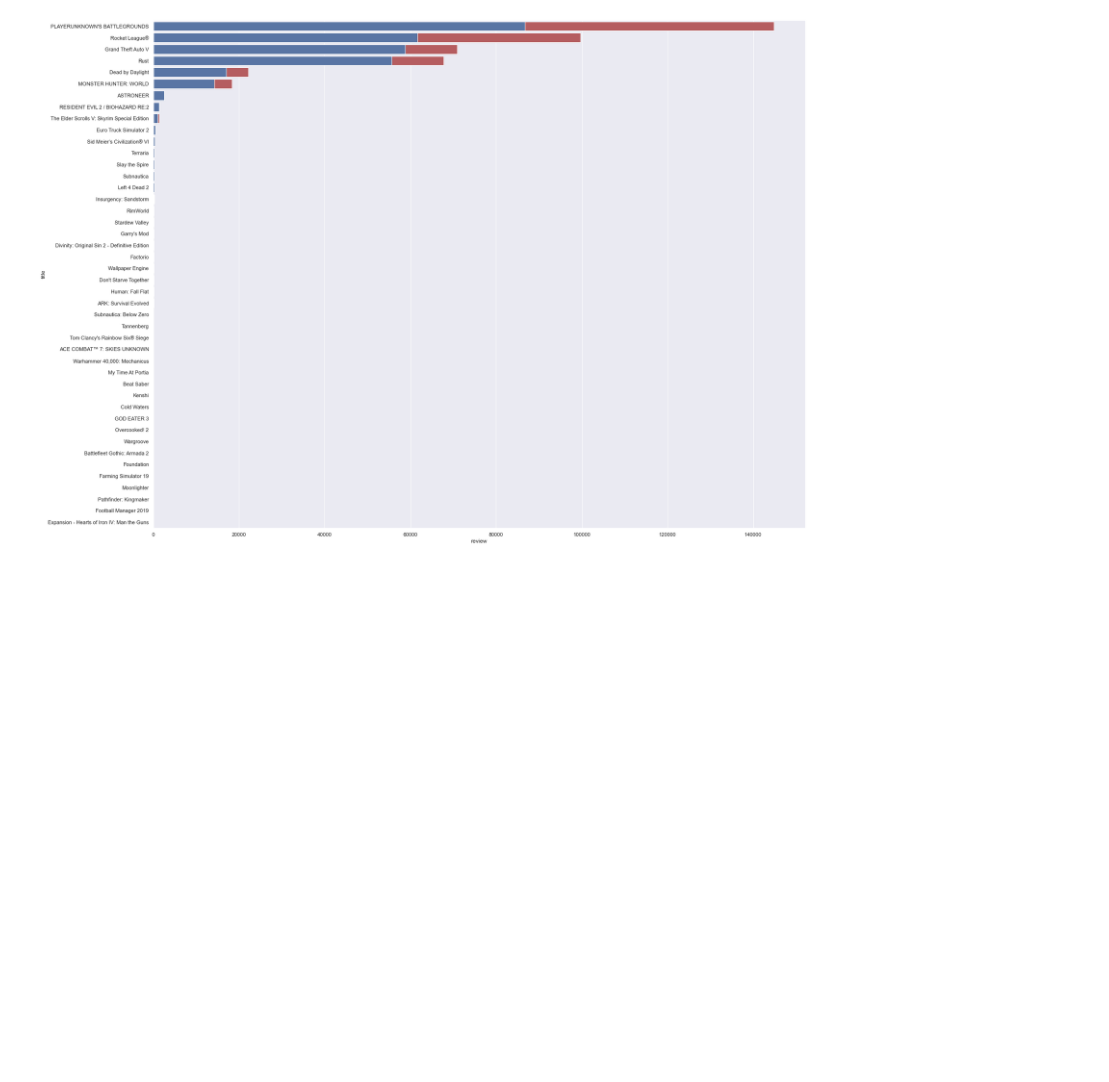
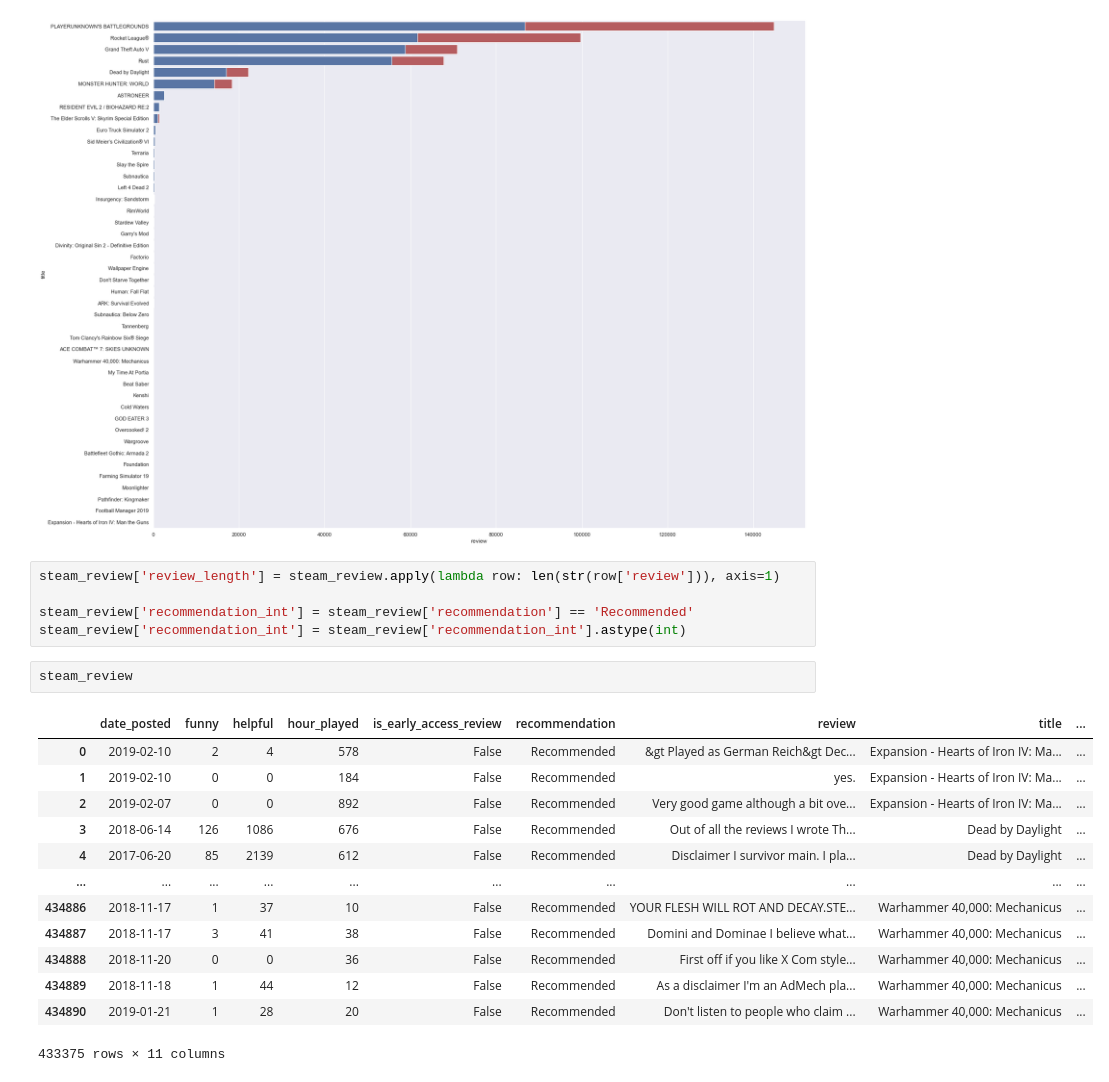
Before and after one commit to Yaswanth3277/csgodataclassifier, a Jupyter notebook: SteamReviewClassifier.ipynb, the cells around one changed output. Saved outputs shown, nothing was run; the diff lists cells and outputs as text; blank space fills up the shorter version.

```diff
--- a/SteamReviewClassifier.ipynb
+++ b/SteamReviewClassifier.ipynb
@@ -162,3 +170,24 @@ sns.barplot(y=reviews_count_pos['title'], x=reviews_count_pos['review'], data=re
 # %% [output]
 <AxesSubplot:xlabel='review', ylabel='title'>
 [figure]
+# %%
+steam_review['review_length'] = steam_review.apply(lambda row: len(str(row['review'])), axis=1)
+
+steam_review['recommendation_int'] = steam_review['recommendation'] == 'Recommended'
+steam_review['recommendation_int'] = steam_review['recommendation_int'].astype(int)
+# %%
+steam_review
+# %% [output]
+|  | date_posted | funny | helpful | hour_played | is_early_access_review | recommendation | review | title | ... |
+| 0 | 2019-02-10 | 2 | 4 | 578 | False | Recommended | &gt Played as German Reich&gt Dec... | Expansion - Hearts of Iron IV: Ma... | ... |
+| 1 | 2019-02-10 | 0 | 0 | 184 | False | Recommended | yes. | Expansion - Hearts of Iron IV: Ma... | ... |
+| 2 | 2019-02-07 | 0 | 0 | 892 | False | Recommended | Very good game although a bit ove... | Expansion - Hearts of Iron IV: Ma... | ... |
+| 3 | 2018-06-14 | 126 | 1086 | 676 | False | Recommended | Out of all the reviews I wrote Th... | Dead by Daylight | ... |
+| 4 | 2017-06-20 | 85 | 2139 | 612 | False | Recommended | Disclaimer I survivor main. I pla... | Dead by Daylight | ... |
+| ... | ... | ... | ... | ... | ... | ... | ... | ... | ... |
+| 434886 | 2018-11-17 | 1 | 37 | 10 | False | Recommended | YOUR FLESH WILL ROT AND DECAY.STE... | Warhammer 40,000: Mechanicus | ... |
+| 434887 | 2018-11-17 | 3 | 41 | 38 | False | Recommended | Domini and Dominae I believe what... | Warhammer 40,000: Mechanicus | ... |
+| 434888 | 2018-11-20 | 0 | 0 | 36 | False | Recommended | First off if you like X Com style... | Warhammer 40,000: Mechanicus | ... |
+| 434889 | 2018-11-18 | 1 | 44 | 12 | False | Recommended | As a disclaimer I'm an AdMech pla... | Warhammer 40,000: Mechanicus | ... |
+| 434890 | 2019-01-21 | 1 | 28 | 20 | False | Recommended | Don't listen to people who claim ... | Warhammer 40,000: Mechanicus | ... |
+433375 rows × 11 columns
```
Also changed, not shown: parts of 28 cells of this notebook, 1 other file.
